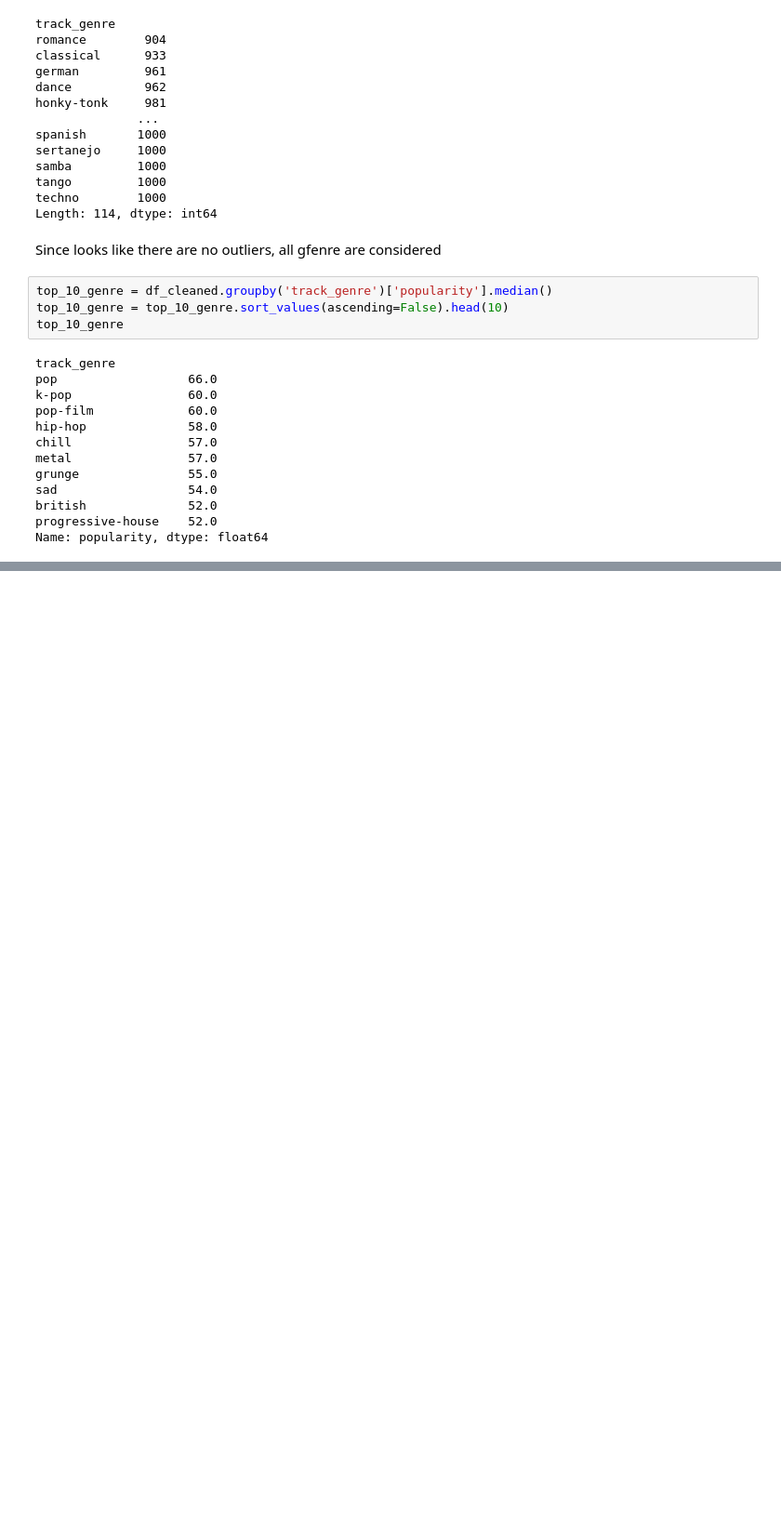
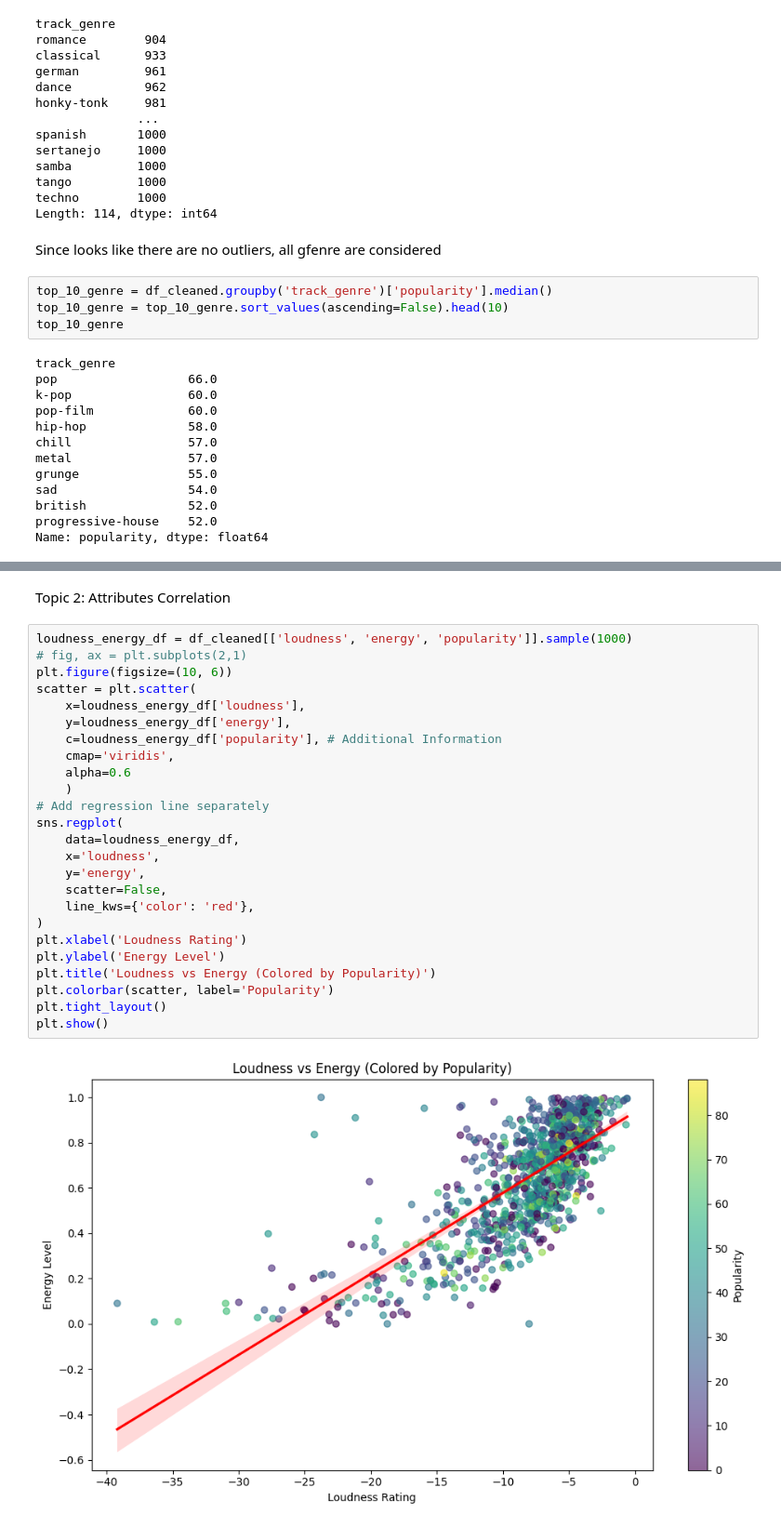
Before and after one commit to schao021/Spotify_Analysis, a Jupyter notebook: spotify_analysis.ipynb, the cells around one changed output, grey strips where cells are left out. Shown at 93% size. Drawn from its saved outputs; the diff is of its cells as text; blank space fills up the shorter version.

Commit message:
Finished topic 2, attribute analysis

```diff
--- a/spotify_analysis.ipynb
+++ b/spotify_analysis.ipynb
@@ -234,0 +257,29 @@ top_10_genre.plot(kind='bar')
+# %% [markdown]
+Topic 2: Attributes Correlation
+# %%
+loudness_energy_df = df_cleaned[['loudness', 'energy', 'popularity']].sample(1000)
+# fig, ax = plt.subplots(2,1)
+plt.figure(figsize=(10, 6))
+scatter = plt.scatter(
+    x=loudness_energy_df['loudness'],
+    y=loudness_energy_df['energy'],
+    c=loudness_energy_df['popularity'], # Additional Information
+    cmap='viridis',
+    alpha=0.6
+    )
+# Add regression line separately
+sns.regplot(
+    data=loudness_energy_df,
+    x='loudness',
+    y='energy',
+    scatter=False,
+    line_kws={'color': 'red'},
+)
+plt.xlabel('Loudness Rating')
+plt.ylabel('Energy Level')
+plt.title('Loudness vs Energy (Colored by Popularity)')
+plt.colorbar(scatter, label='Popularity')
+plt.tight_layout()
+plt.show()
+# %% [output]
+[figure, added]
```
Also changed, not shown: parts of 8 cells of this notebook.
